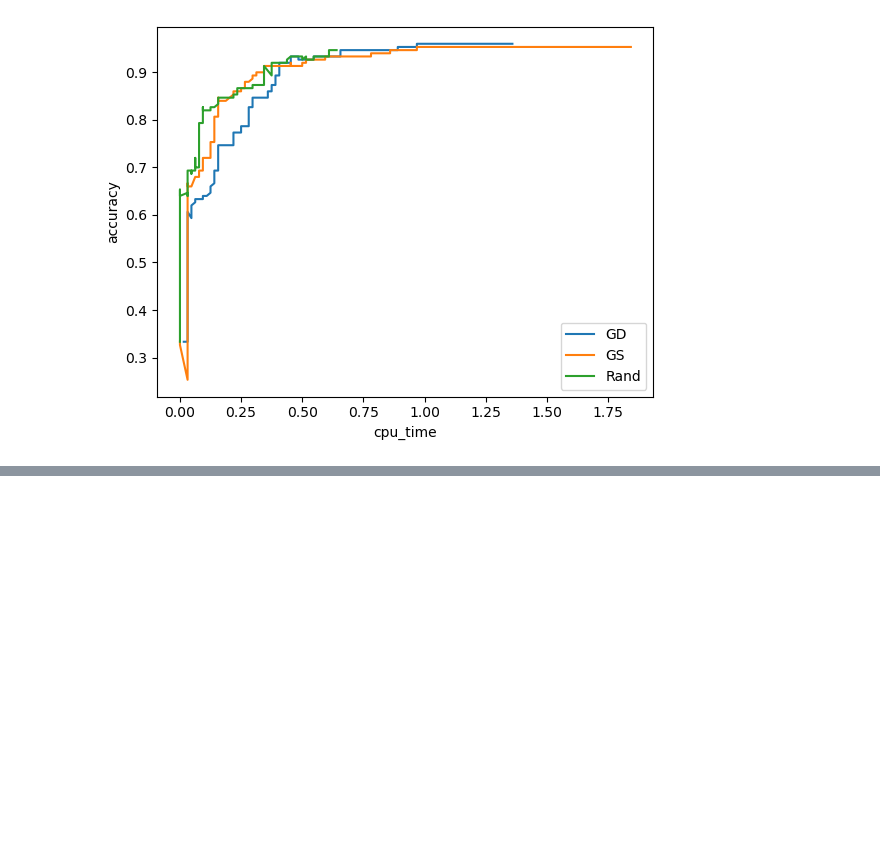
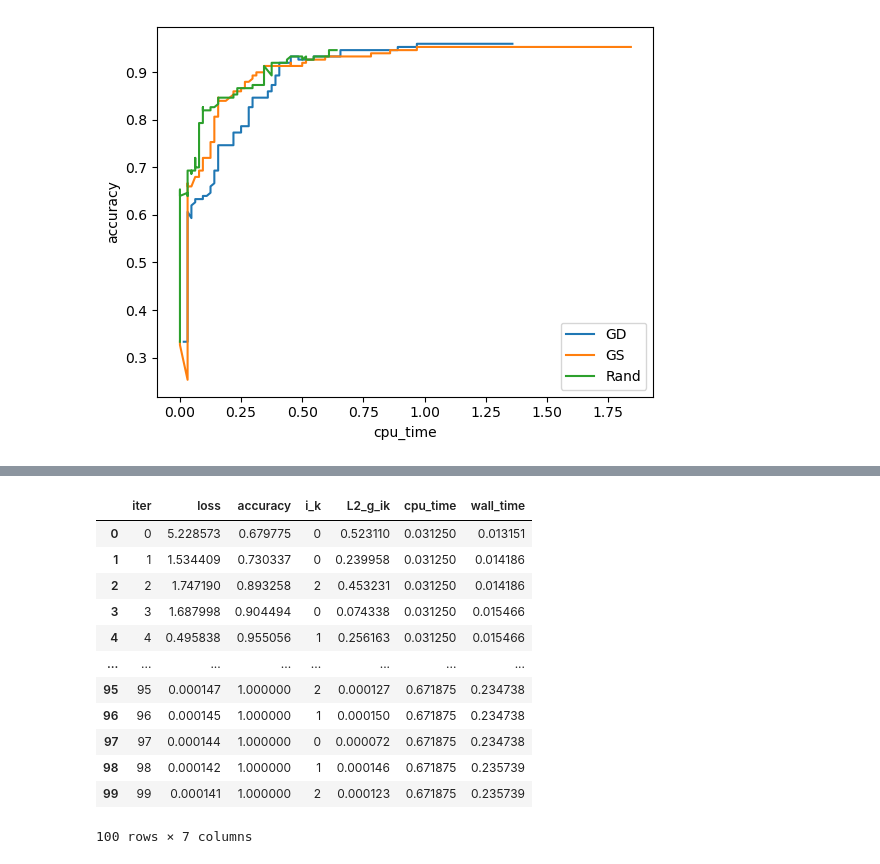
Before and after one commit to Aiecco/BCGD-methods, a Jupyter notebook: HW scratch.ipynb, the cells around one changed output, grey strips where cells are left out. Cells and saved outputs as stored; diff of their text form; code cells hidden in the pictures; blank space fills up the shorter version.

```diff
--- a/HW scratch.ipynb
+++ b/HW scratch.ipynb
@@ -372,0 +462,17 @@ plot_hist('cpu_time', 'accuracy', [gd_iris_df, bcgd_gs_iris_df, bcgd_rand_iris_d
+# %%
+wine_bcgd_rand_df = BCGD(rand_coord_select, coord_step)#(A, b_onehot, eta=1, max_iter=100)
+wine_bcgd_rand_df
+# %% [output]
+|  | iter | loss | accuracy | i_k | L2_g_ik | cpu_time | wall_time |
+| 0 | 0 | 5.228573 | 0.679775 | 0 | 0.523110 | 0.031250 | 0.013151 |
+| 1 | 1 | 1.534409 | 0.730337 | 0 | 0.239958 | 0.031250 | 0.014186 |
+| 2 | 2 | 1.747190 | 0.893258 | 2 | 0.453231 | 0.031250 | 0.014186 |
+| 3 | 3 | 1.687998 | 0.904494 | 0 | 0.074338 | 0.031250 | 0.015466 |
+| 4 | 4 | 0.495838 | 0.955056 | 1 | 0.256163 | 0.031250 | 0.015466 |
+| ... | ... | ... | ... | ... | ... | ... | ... |
+| 95 | 95 | 0.000147 | 1.000000 | 2 | 0.000127 | 0.671875 | 0.234738 |
+| 96 | 96 | 0.000145 | 1.000000 | 1 | 0.000150 | 0.671875 | 0.234738 |
+| 97 | 97 | 0.000144 | 1.000000 | 0 | 0.000072 | 0.671875 | 0.234738 |
+| 98 | 98 | 0.000142 | 1.000000 | 1 | 0.000146 | 0.671875 | 0.235739 |
+| 99 | 99 | 0.000141 | 1.000000 | 2 | 0.000123 | 0.671875 | 0.235739 |
+100 rows × 7 columns
```
Also changed, not shown: parts of 8 cells of this notebook.
